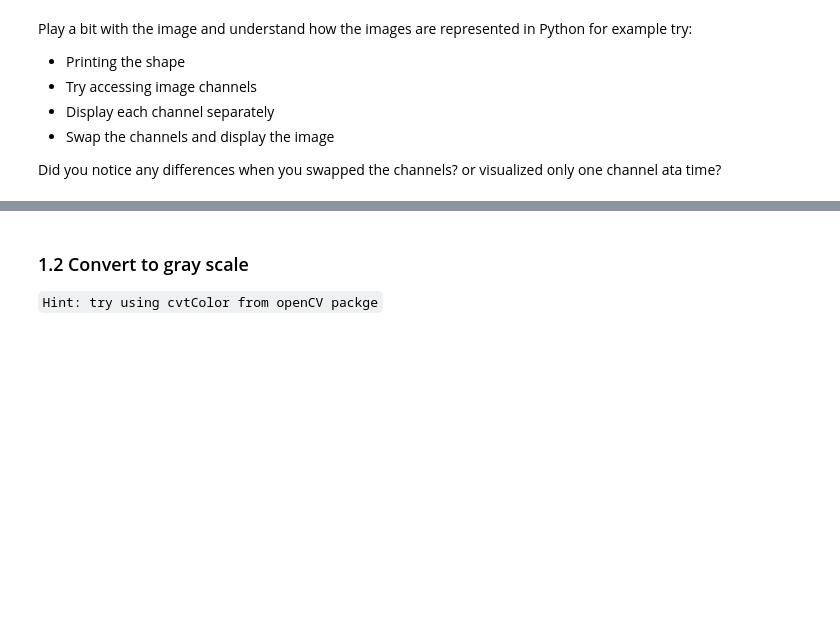
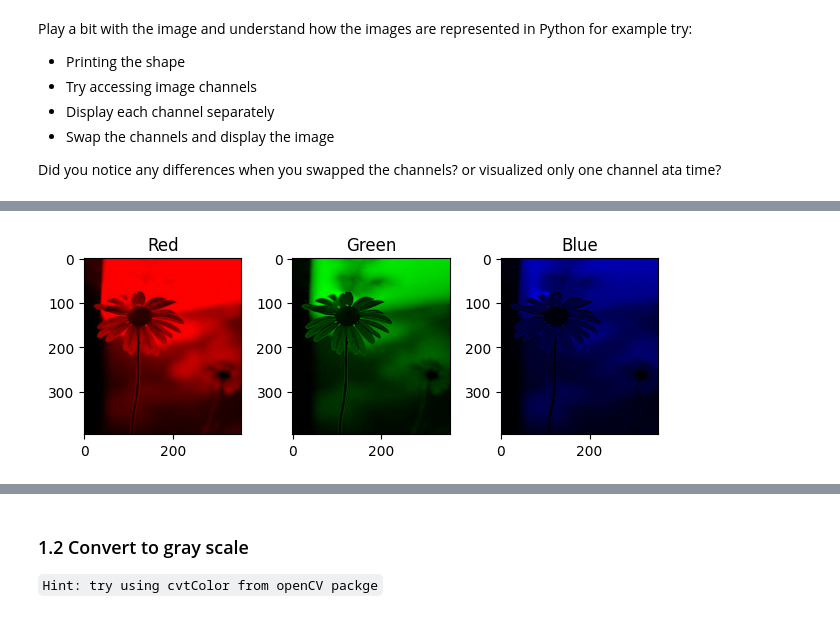
Before and after one commit to Rodrigo30406/comp0241_26, a Jupyter notebook: labs/Lab1.ipynb, the cells around one changed output, grey strips where cells are left out. Drawn from its saved outputs; the diff is of its cells as text; code cells hidden in the pictures; blank space fills up the shorter version.

```diff
--- a/labs/Lab1.ipynb
+++ b/labs/Lab1.ipynb
@@ -51,0 +57,27 @@ print(img.shape)
+# %%
+img_ch1 = np.zeros_like(img)
+img_ch1[:,:,0] = img[:,:,0]
+
+img_ch2 = np.zeros_like(img)
+img_ch2[:,:,1] = img[:,:,1]
+
+img_ch3 = np.zeros_like(img)
+img_ch3[:,:,2] = img[:,:,2]
+# %%
+fig, axes = plt.subplots(1,3)
+
+# Red channel
+axes[0].imshow(img_ch1)
+axes[0].set_title("Red")
+
+# Green channel
+axes[1].imshow(img_ch2)
+axes[1].set_title("Green")
+
+# Blue channel
+axes[2].imshow(img_ch3)
+axes[2].set_title("Blue")
+
+plt.tight_layout()
+# %% [output]
+[figure, added]
```
Also changed, not shown: parts of 12 cells of this notebook.
